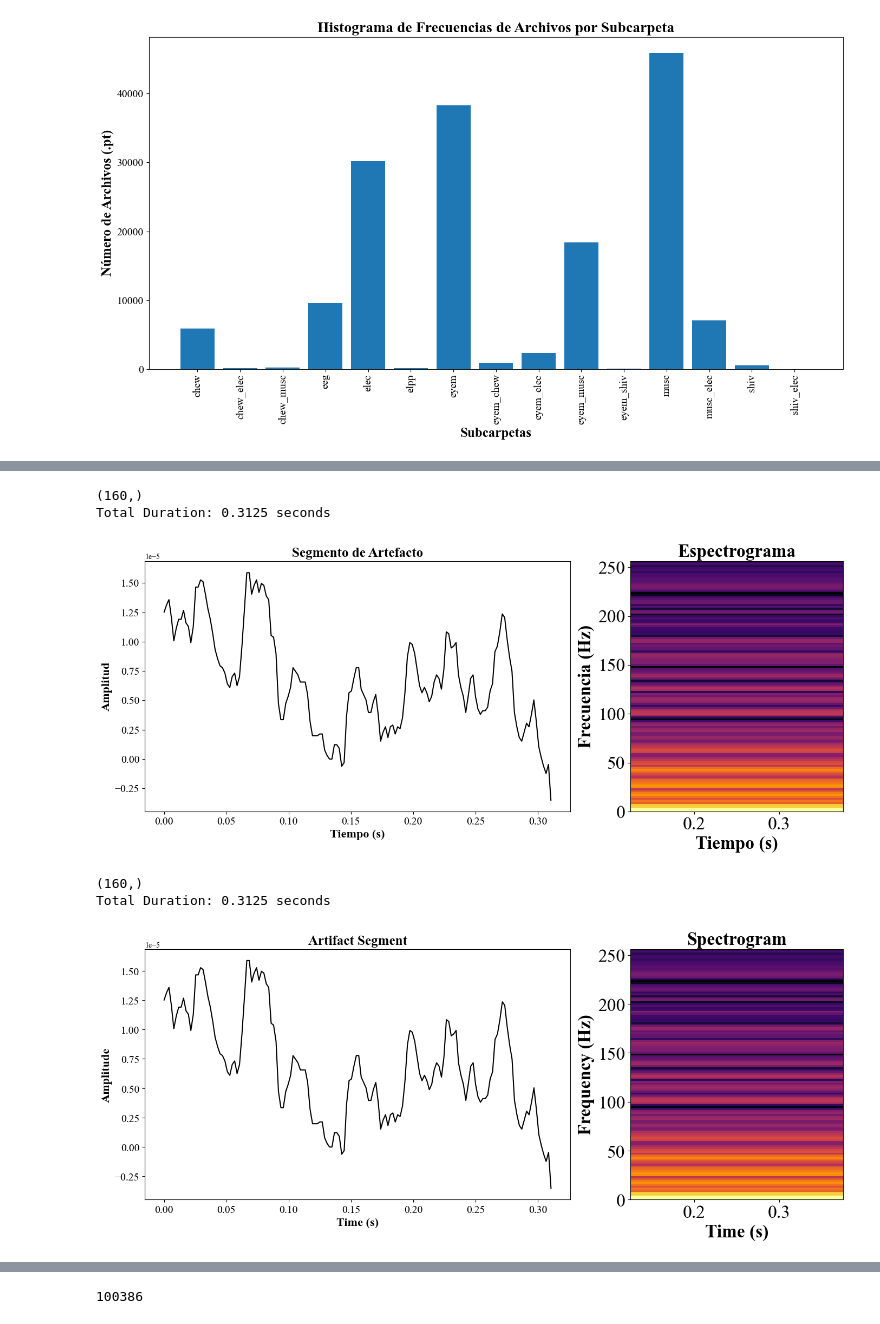
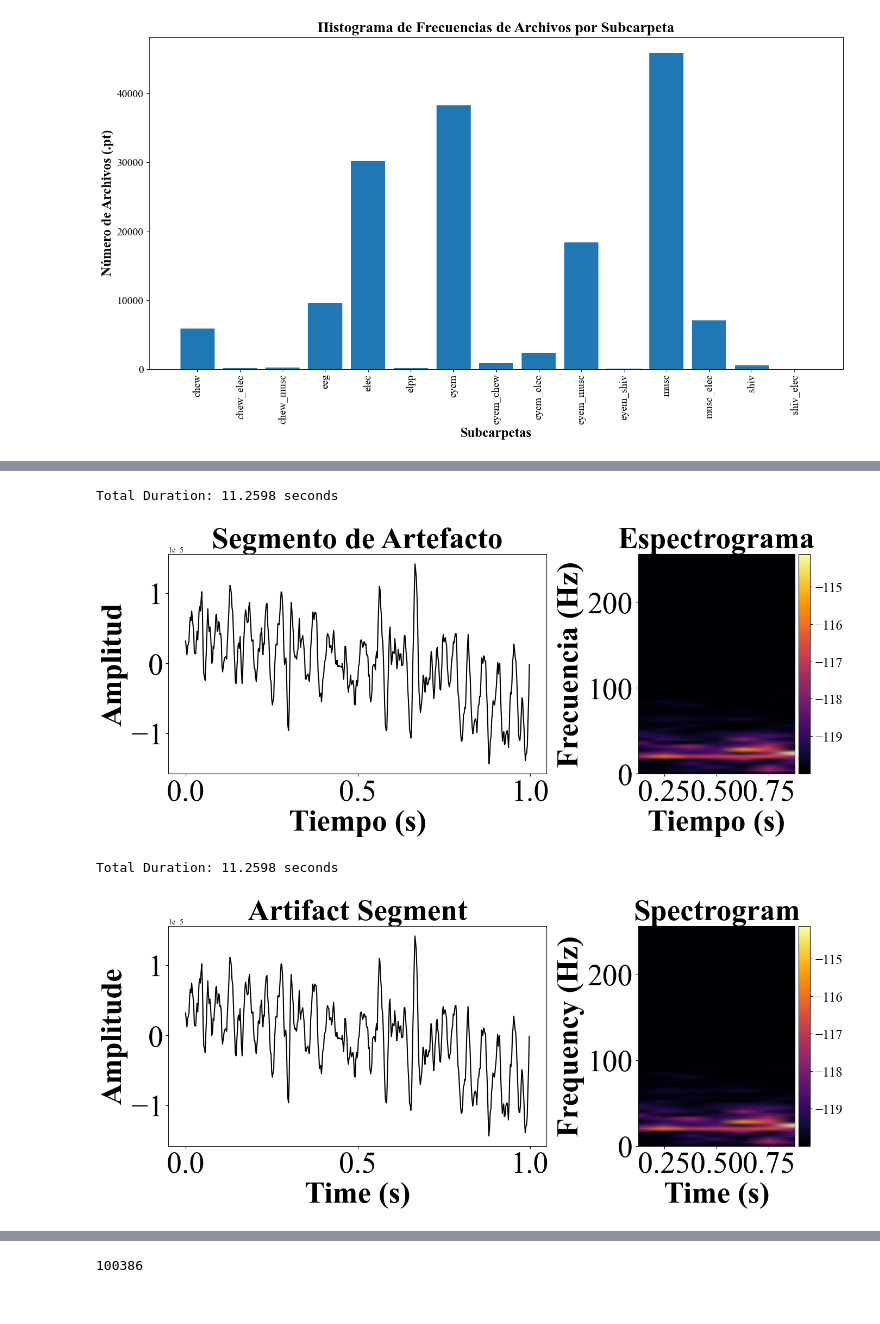
Before and after one commit to iemmanuelvm/segundo-semestre-dccd, a Jupyter notebook: 01_Preprocess_get_segments_from_EEG.ipynb, the cells around one changed output, grey strips where cells are left out. Saved outputs shown, nothing was run; the diff lists cells and outputs as text; code cells hidden in the pictures.

```diff
--- a/01_Preprocess_get_segments_from_EEG.ipynb
+++ b/01_Preprocess_get_segments_from_EEG.ipynb
@@ -177,13 +254,11 @@ eeg_plot('./features/time_domain/elpp/C3-CZ_221.9828_222.9905.pt', 512, 1, '#000
 # %%
-eeg_plot("./features/time_domain/eyem/C3-CZ_572.9155_573.5534.pt", 512, 1, '#000000', language='es')
-eeg_plot("./features/time_domain/eyem/C3-CZ_572.9155_573.5534.pt", 512, 1, '#000000', language='en')
+eeg_plot("./features/time_domain/eyem/C3-CZ_0.0_23.0622.pt", 512, 1, '#000000', language='es')
+eeg_plot("./features/time_domain/eyem/C3-CZ_0.0_23.0622.pt", 512, 1, '#000000', language='en')
 # %% [output]
-(160,)
-Total Duration: 0.3125 seconds
+Total Duration: 11.2598 seconds
-[figure, old version]
+[figure, new version]
-(160,)
-Total Duration: 0.3125 seconds
+Total Duration: 11.2598 seconds
-[figure, old version]
+[figure, new version]
 # %%
 eeg_plot("./features/time_domain/shiv/C3-CZ_156.9325_158.9624.pt", 512, 1, '#000000', language='es')
 eeg_plot("./features/time_domain/shiv/C3-CZ_156.9325_158.9624.pt", 512, 1, '#000000', language='en')
```
Also changed, not shown: parts of 6 cells of this notebook, 1 other file.
